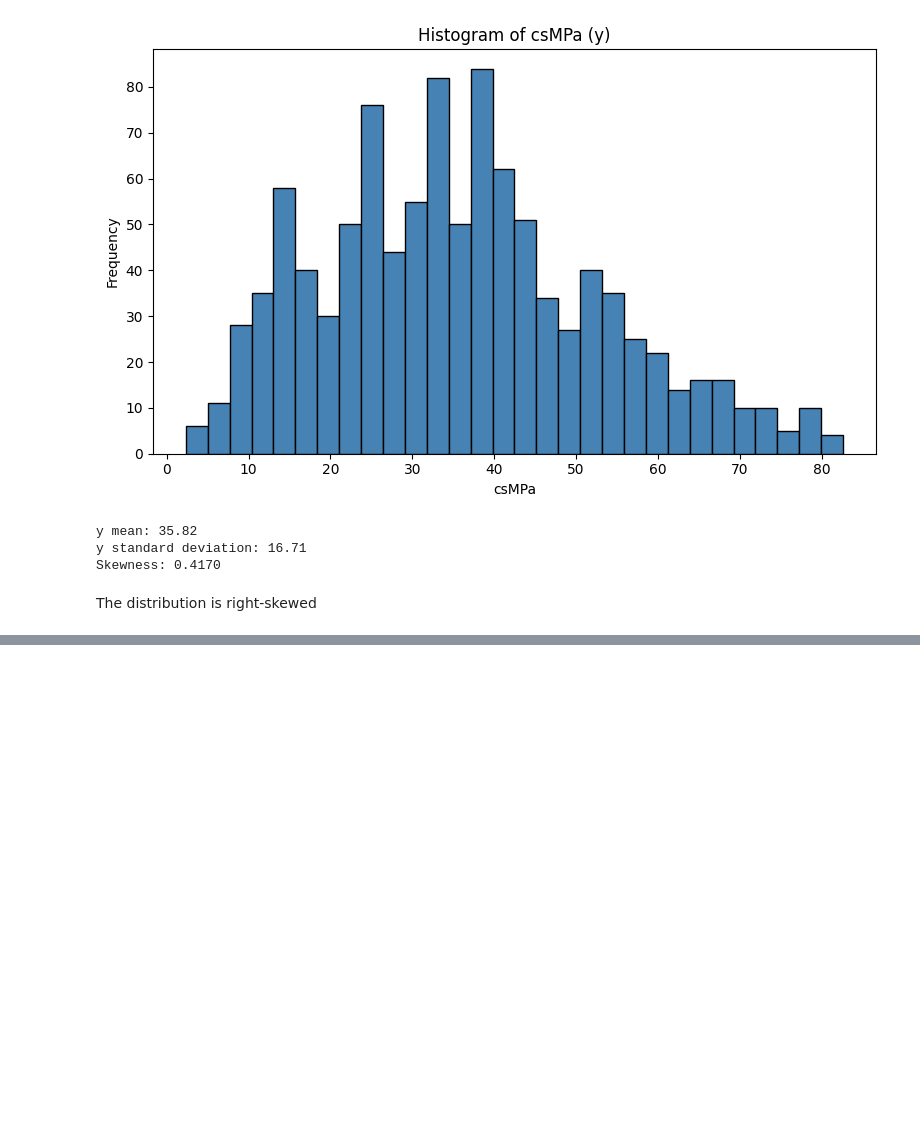
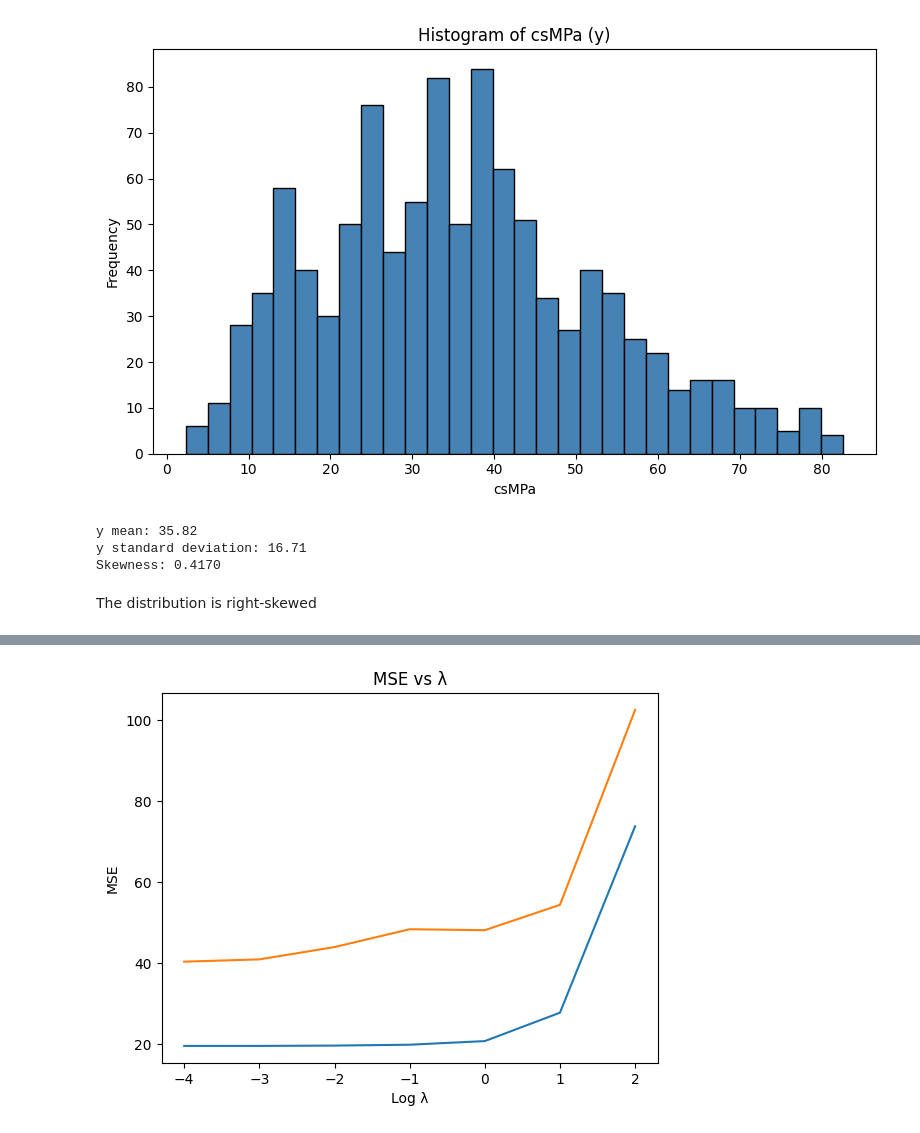
Before and after one commit to Pedro-Langone/EC146, a Jupyter notebook: hw1/hw1.ipynb, the cells around one changed output, grey strips where cells are left out. Saved outputs shown, nothing was run; the diff lists cells and outputs as text; code cells hidden in the pictures; blank space fills up the shorter version.

```diff
--- a/hw1/hw1.ipynb
+++ b/hw1/hw1.ipynb
@@ -48,0 +150,7 @@ The distribution is right-skewed
+# %%
+# iii)
+for feature in X.columns:
+    mean = X_train[feature].mean()
+    std = X_train[feature].std()
+    X_train[feature] = (X_train[feature] - mean) / std
+    X_test[feature] = (X_test[feature] - mean) / std
@@ -48,0 +272,14 @@ The distribution is right-skewed
+# %%
+# iii)
+# Same code, but p=3
+Phi_train = polynomial_features(X_train_np, p=3)
+Phi_test = polynomial_features(X_test_np,  p=3)
+
+print(f"Number of features after expansion: {Phi_train.shape[1]}")
+
+optimal_weights = np.linalg.inv(Phi_train.T @ Phi_train) @ Phi_train.T @ y_train
+train_MSE = np.mean((Phi_train @ optimal_weights - y_train) ** 2)
+test_MSE  = np.mean((Phi_test @ optimal_weights - y_test) **2)
+
+print(f"Training MSE: {train_MSE:.4f}")
+print(f"Test MSE: {test_MSE:.4f}")
@@ -48,0 +292,14 @@ The distribution is right-skewed
+# %%
+# Part e)
+train_MSEs = []
+test_MSEs = []
+for l in [0.0001,0.001,0.01,0.1,1,10,100]:
+    optimal_weights = np.linalg.inv(Phi_train.T @ Phi_train + l* np.eye(Phi_train.shape[1])) @ Phi_train.T @ y_train
+    train_MSE = np.mean((Phi_train @ optimal_weights - y_train) ** 2)
+    test_MSE  = np.mean((Phi_test @ optimal_weights - y_test) **2)
+
+    train_MSEs.append(train_MSE)
+    test_MSEs.append(test_MSE)
+
+    print(f"Training MSE for λ={l}: {train_MSE:.4f}")
+    print(f"Test MSE for λ={l}: {test_MSE:.4f}\n\n")
@@ -48,0 +324,9 @@ The distribution is right-skewed
+# %%
+plt.plot([-4,-3,-2,-1,0,1,2], train_MSEs)
+plt.plot([-4,-3,-2,-1,0,1,2], test_MSEs)
+plt.xlabel('Log λ')
+plt.ylabel('MSE')
+plt.title('MSE vs λ')
+plt.show()
+# %% [output]
+[figure, added]
```
Also changed, not shown: parts of 18 cells of this notebook.
